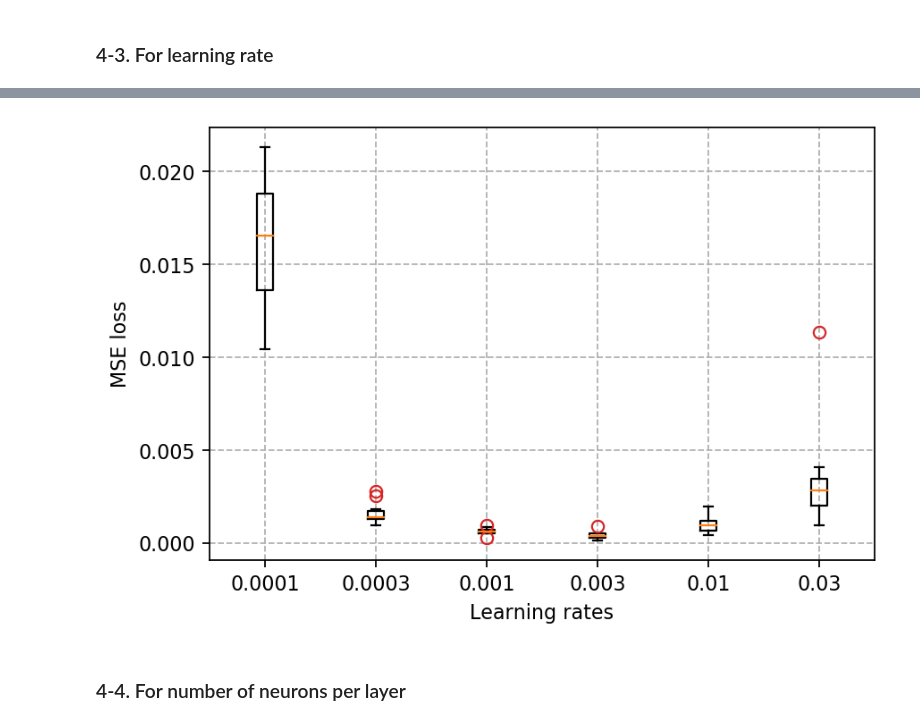
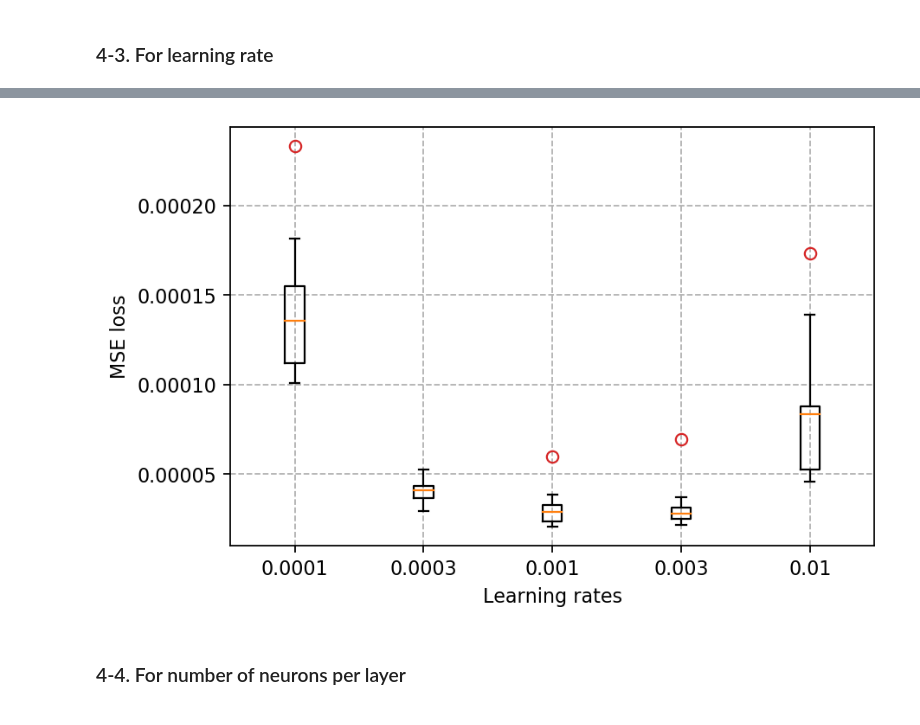
Before and after one commit to JihooKang-KOR/Data_driven_wall_modeling, a Jupyter notebook: notebooks/Mapping_1DChannel.ipynb, the cells around one changed output, grey strips where cells are left out. Cells and saved outputs as stored; diff of their text form; code cells hidden in the pictures.

```diff
--- a/notebooks/Mapping_1DChannel.ipynb
+++ b/notebooks/Mapping_1DChannel.ipynb
@@ -450,6 +506,10 @@ ax_map.legend(fontsize = 10)
 
 ### 4-1. For activation functions
 # %%
+# Epochs for checking uncertainties
+epoch_uncert = 10000
+
+# Evaluate the best model
 def eval_best_model(model: pt.nn.Module, features: pt.Tensor,
                     label: pt.Tensor, path: str) -> float:
     """Helper function to load and evaluate model snapshot.
@@ -484,7 +544,7 @@ for i, activation in enumerate(activations):
         pt.manual_seed(seed)
         model = MappingNN(**model_params)
         _, _ = optimize_model(model, train_data_norm[:, 3:], train_data_norm[:, 0:3], val_data_norm[:, 3:],
-                              val_data_norm[:, 0:3], 1000, save_best=save_temp)
+                              val_data_norm[:, 0:3], epoch_uncert, save_best=save_temp)
         losses[i].append(
             eval_best_model(
                 model, train_data_norm[:, 3:], train_data_norm[:, 0:3], save_temp)
@@ -517,7 +577,7 @@ for i, nl in enumerate(layers):
         pt.manual_seed(seed)
         model = MappingNN(**model_params)
         _, _ = optimize_model(model, train_data_norm[:, 3:], train_data_norm[:, 0:3], val_data_norm[:, 3:],
-                              val_data_norm[:, 0:3], 1000, save_best=save_temp)
+                              val_data_norm[:, 0:3], lr = 0.0003, epochs = epoch_uncert, save_best=save_temp)
         losses[i].append(
             eval_best_model(
                 model, train_data_norm[:, 3:], train_data_norm[:, 0:3], save_temp)
@@ -538,19 +598,20 @@ plt.savefig(f"{output}/profile_layers.svg", bbox_inches="tight")
 # %% [markdown]
 ### 4-3. For learning rate
 # %%
-save_temp = f"{output}/temp_1D/"
+save_temp = f"{output}/temp_1D_lr/"
 !mkdir -p $save_temp
-lrs = [0.0001, 0.0003, 0.001, 0.003, 0.01, 0.03]
-losses = [[], [], [], [], [], []]
+lrs = [0.0001, 0.0003, 0.001, 0.003, 0.01]
+losses_lr = [[], [], [], [], []]
 model_params["activation"] = pt.nn.ReLU()
+model_params["n_layers"] = 3
 for i, lr in enumerate(lrs):
     for seed in range(10):
         pt.manual_seed(seed)
-        model = MappingNN(**model_params)
-        _, _ = optimize_model(model, train_data_norm[:, 3:], train_data_norm[:, 0:3], val_data_norm[:, 3:],
-                              val_data_norm[:, 0:3], lr = lr, epochs = 1000, save_best=save_temp)
-        losses[i].append(
+        model_lr = MappingNN(**model_params)
+        _, _ = optimize_model(model_lr, train_data_norm[:, 3:], train_data_norm[:, 0:3], val_data_norm[:, 3:],
+                              val_data_norm[:, 0:3], lr = lr, epochs = epoch_uncert, save_best=save_temp)
+        losses_lr[i].append(
             eval_best_model(
-                model, train_data_norm[:, 3:], train_data_norm[:, 0:3], save_temp)
+                model_lr, train_data_norm[:, 3:], train_data_norm[:, 0:3], save_temp)
         )
 # %% [output]
@@ -558,15 +619,15 @@ for i, lr in enumerate(lrs):
 # %%
-for i in range(len(losses)):
-    plt.boxplot(np.array(losses[i]), positions=[i], flierprops={
+for i in range(len(losses_lr)):
+    plt.boxplot(np.array(losses_lr[i]), positions=[i], flierprops={
                 "markersize": 6, "markeredgecolor": "C3"})
 
 plt.xlabel("Learning rates")
 plt.ylabel("MSE loss")
-plt.gca().set_xticklabels([lrs[0], lrs[1], lrs[2], lrs[3], lrs[4], lrs[5]])
+plt.gca().set_xticklabels([lrs[0], lrs[1], lrs[2], lrs[3], lrs[4]])
 plt.grid(ls="--")
 plt.savefig(f"{output}/profile_learningrates.svg", bbox_inches="tight")
 # %% [output]
-[figure, old version]
+[figure, new version]
 # %% [markdown]
 ### 4-4. For number of neurons per layer
 # %%
```
Also changed, not shown: parts of 48 cells of this notebook.
